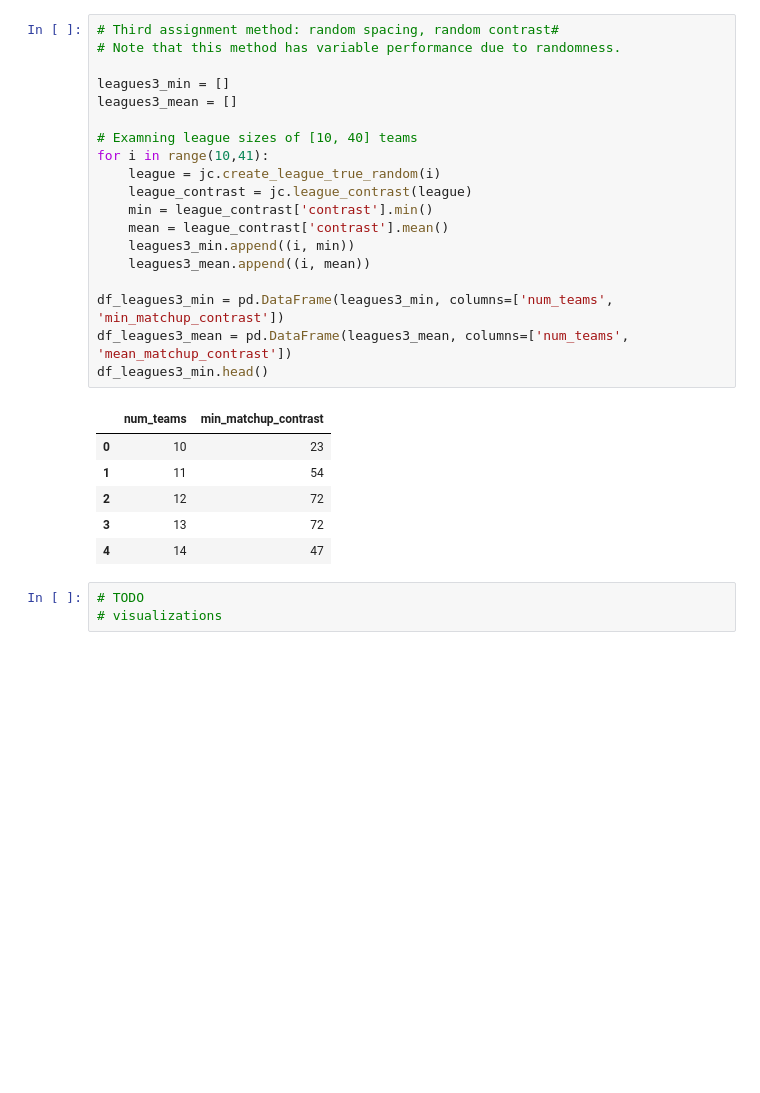
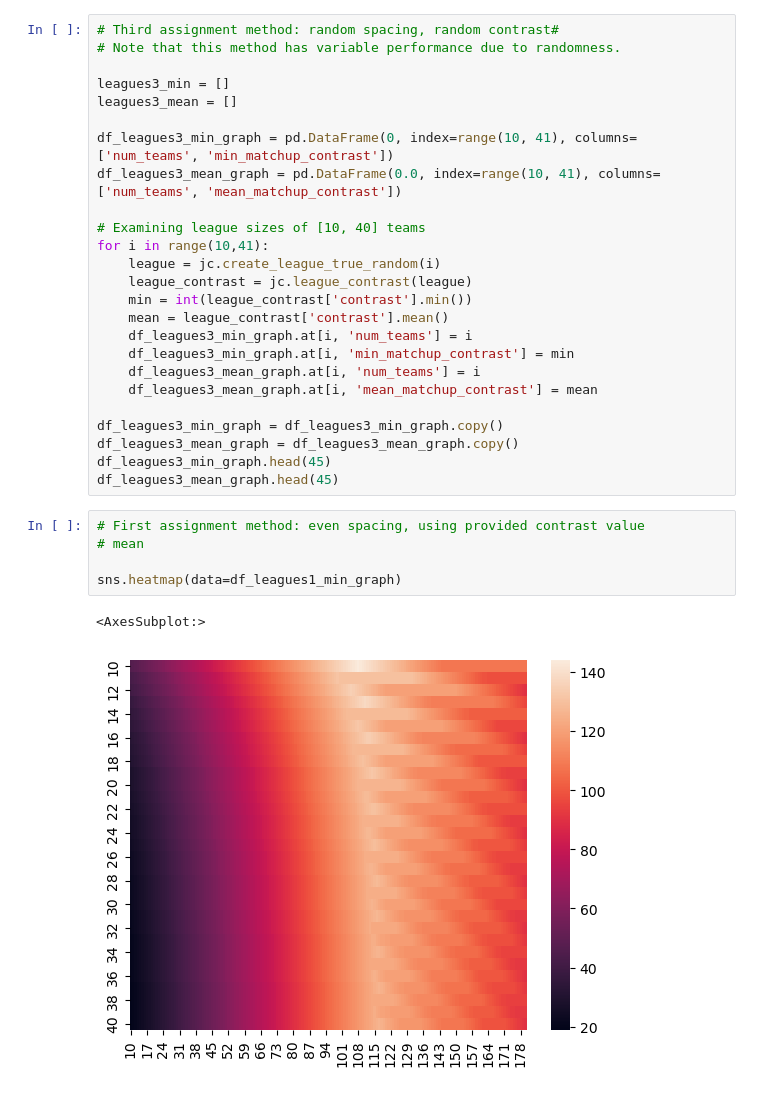
Before and after one commit to gregdorshimer/jersey-colors, a Jupyter notebook: jersey_colors.ipynb, the cells around one changed output. Cells and saved outputs as stored; diff of their text form; blank space fills up the shorter version.

```diff
--- a/jersey_colors.ipynb
+++ b/jersey_colors.ipynb
@@ -73,25 +82,29 @@ df_leagues2_min.head()
 leagues3_min = []
 leagues3_mean = []
 
-# Examning league sizes of [10, 40] teams
+df_leagues3_min_graph = pd.DataFrame(0, index=range(10, 41), columns=['num_teams', 'min_matchup_contrast'])
+df_leagues3_mean_graph = pd.DataFrame(0.0, index=range(10, 41), columns=['num_teams', 'mean_matchup_contrast'])
+
+# Examining league sizes of [10, 40] teams
 for i in range(10,41):
     league = jc.create_league_true_random(i)
     league_contrast = jc.league_contrast(league)
-    min = league_contrast['contrast'].min()
+    min = int(league_contrast['contrast'].min())
     mean = league_contrast['contrast'].mean()
-    leagues3_min.append((i, min))
-    leagues3_mean.append((i, mean))
+    df_leagues3_min_graph.at[i, 'num_teams'] = i
+    df_leagues3_min_graph.at[i, 'min_matchup_contrast'] = min
+    df_leagues3_mean_graph.at[i, 'num_teams'] = i
+    df_leagues3_mean_graph.at[i, 'mean_matchup_contrast'] = mean
 
-df_leagues3_min = pd.DataFrame(leagues3_min, columns=['num_teams', 'min_matchup_contrast'])
-df_leagues3_mean = pd.DataFrame(leagues3_mean, columns=['num_teams', 'mean_matchup_contrast'])
-df_leagues3_min.head()
+df_leagues3_min_graph = df_leagues3_min_graph.copy()
+df_leagues3_mean_graph = df_leagues3_mean_graph.copy()
+df_leagues3_min_graph.head(45)
+df_leagues3_mean_graph.head(45)
-# %% [output]
-|  | num_teams | min_matchup_contrast |
-| 0 | 10 | 23 |
-| 1 | 11 | 54 |
-| 2 | 12 | 72 |
-| 3 | 13 | 72 |
-| 4 | 14 | 47 |
-# %%
-# TODO
-# visualizations
+# %%
+# First assignment method: even spacing, using provided contrast value
+# mean
+
+sns.heatmap(data=df_leagues1_min_graph)
+# %% [output]
+<AxesSubplot:>
+[figure, added]
```
Also changed, not shown: parts of 9 cells of this notebook, 1 other file.
